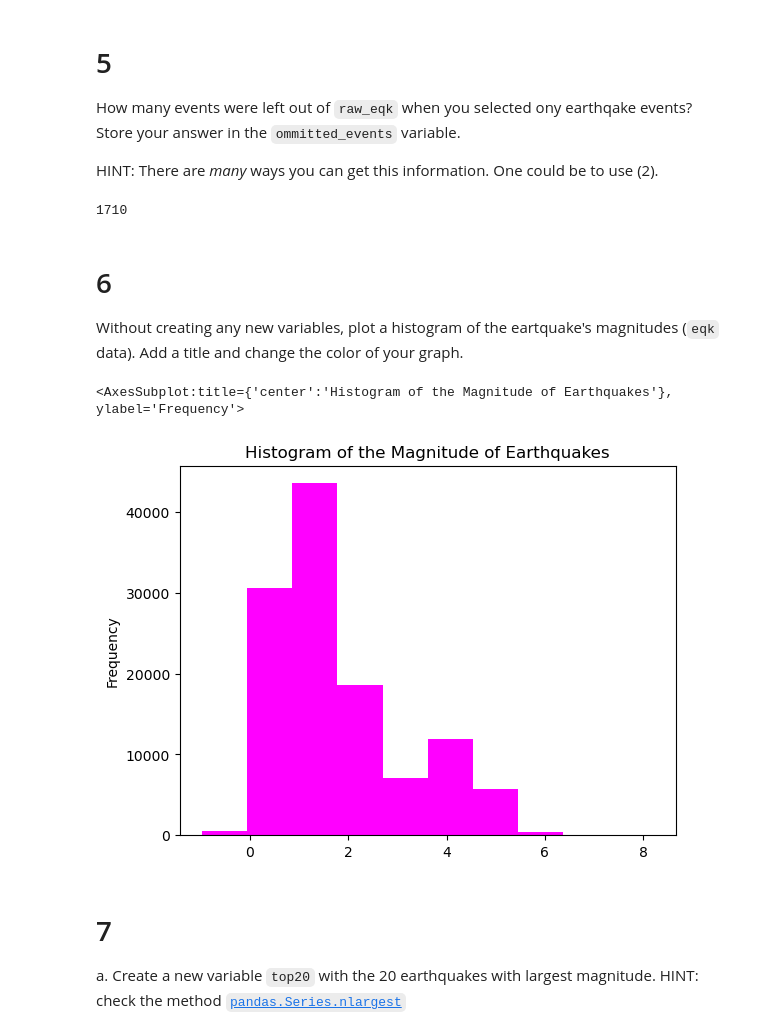
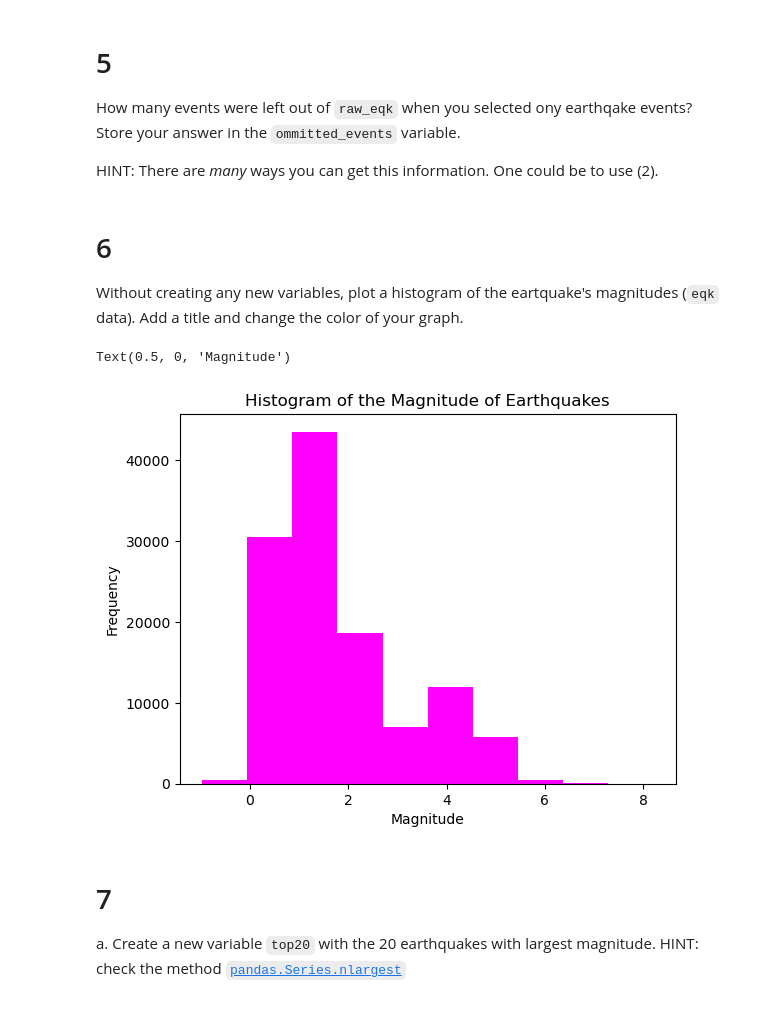
Before and after one commit to haylee360/eds220-hwk1, a Jupyter notebook: hwk1-task3-earthquakes-Oyler.ipynb, the cells around one changed output. Drawn from its saved outputs; the diff is of its cells as text; code cells hidden in the pictures.

```diff
--- a/hwk1-task3-earthquakes-Oyler.ipynb
+++ b/hwk1-task3-earthquakes-Oyler.ipynb
@@ -148,9 +148,6 @@ HINT: There are *many* ways you can get this information. One could be to use (2
 # %%
 # Check omitted events
 omitted_events = raw_eqk[raw_eqk['type'] != 'earthquake'].shape[0]
-omitted_events
-# %% [output]
-1710
 # %% [markdown]
 <!-- BEGIN QUESTION -->
 
@@ -159,11 +156,11 @@ Without creating any new variables, plot a histogram of the eartquake's magnitud
 # %%
 # Histogram of earthquake magnitude
 eqk['mag'].plot(kind = 'hist',
                 color = 'magenta',
-                title = 'Histogram of the Magnitude of Earthquakes')
+                title = 'Histogram of the Magnitude of Earthquakes').set_xlabel('Magnitude')
 # %% [output]
-<AxesSubplot:title={'center':'Histogram of the Magnitude of Earthquakes'}, ylabel='Frequency'>
+Text(0.5, 0, 'Magnitude')
-[figure, old version]
+[figure, new version]
 # %% [markdown]
 <!-- END QUESTION -->
 
```
Also changed, not shown: parts of 3 cells of this notebook, 1 other file.
